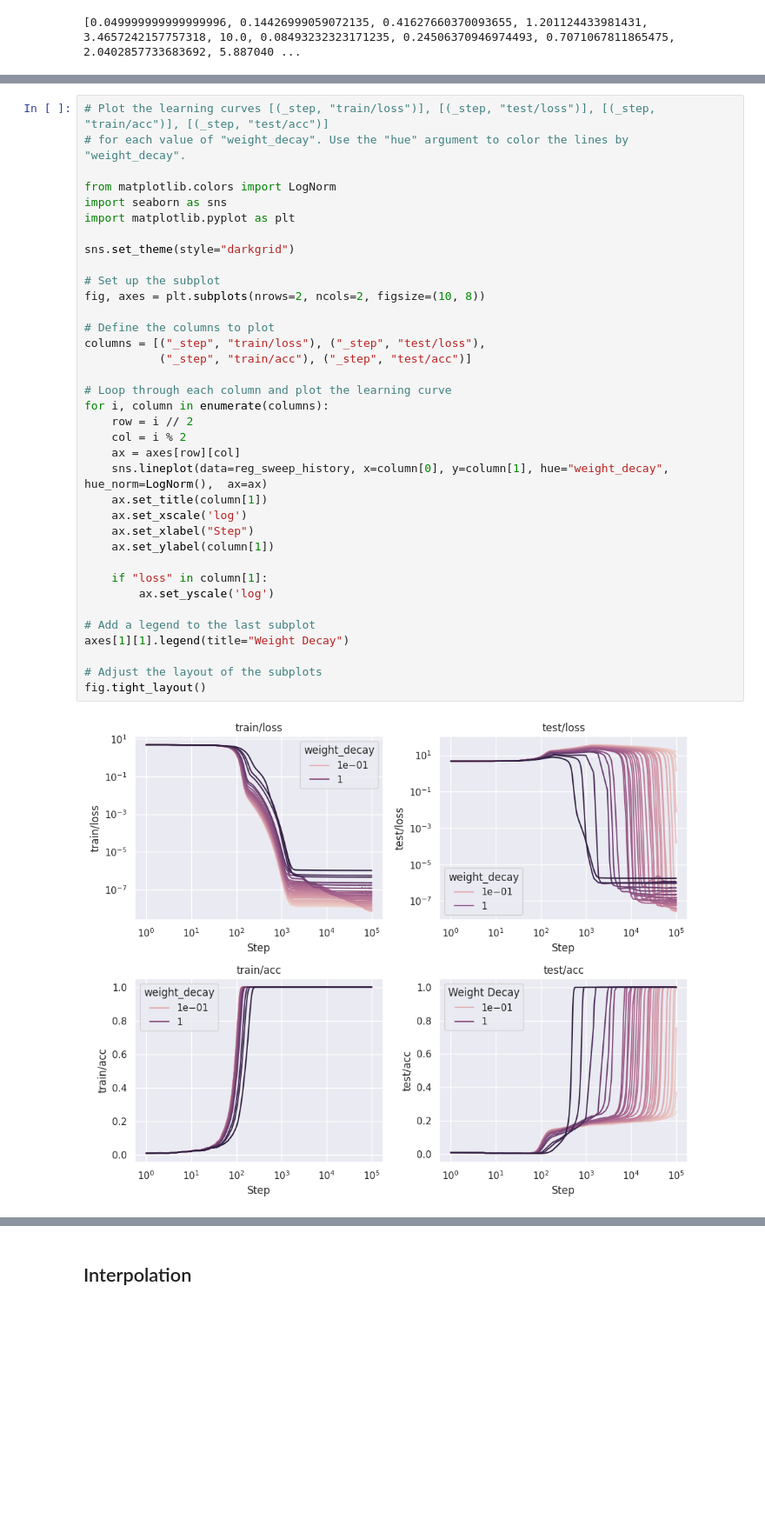
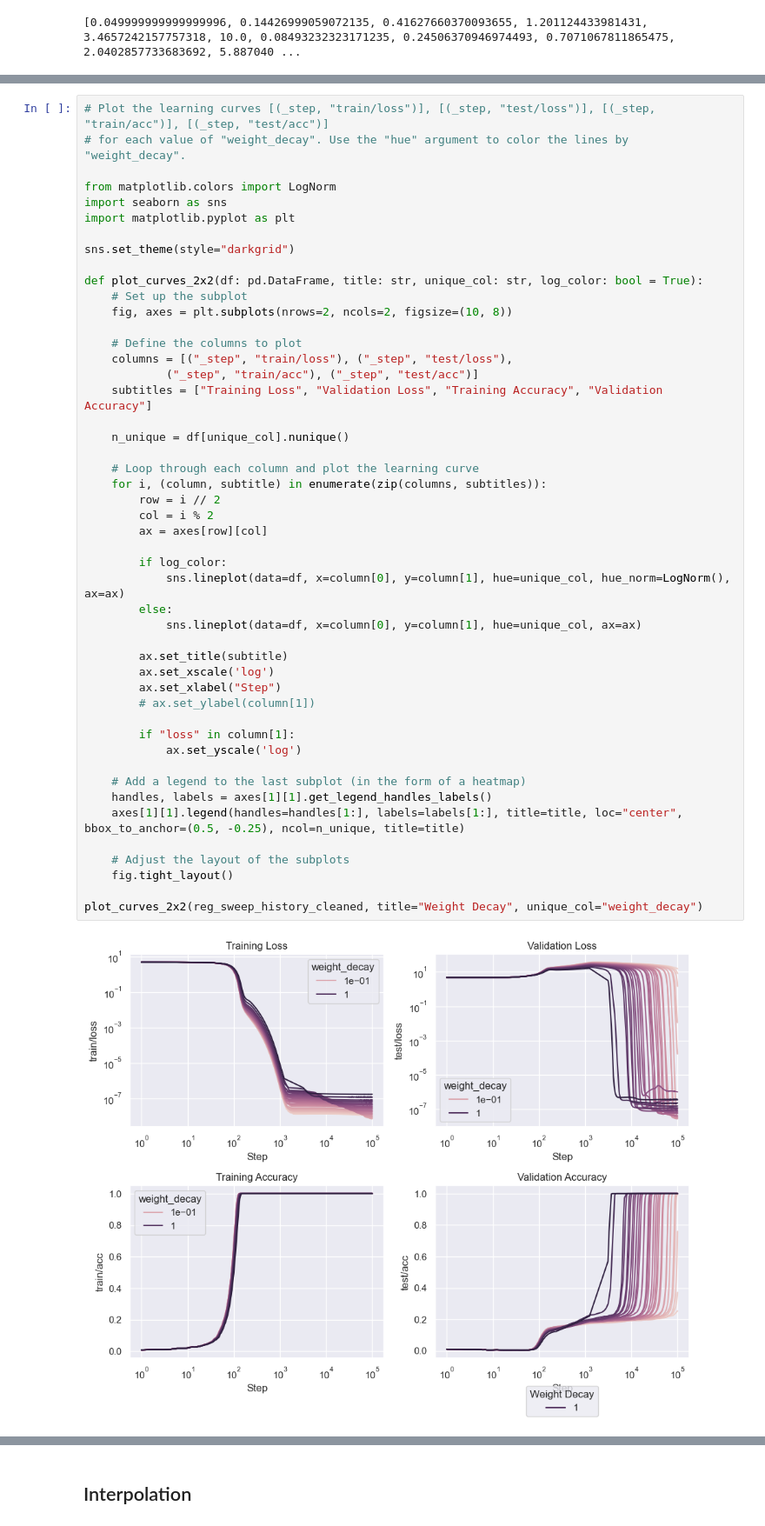
Before and after one commit to jqhoogland/pattern-learning, a Jupyter notebook: unifying/unifying.ipynb, the cells around one changed output, grey strips where cells are left out. Shown at 87% size. Saved outputs shown, nothing was run; the diff lists cells and outputs as text; blank space fills up the shorter version.

```diff
--- a/unifying/unifying.ipynb
+++ b/unifying/unifying.ipynb
@@ -399,40 +310,52 @@ dtype: object
 # %%
 # Plot the learning curves [(_step, "train/loss")], [(_step, "test/loss")], [(_step, "train/acc")], [(_step, "test/acc")]
 # for each value of "weight_decay". Use the "hue" argument to color the lines by "weight_decay".
 
 from matplotlib.colors import LogNorm
 import seaborn as sns
 import matplotlib.pyplot as plt
 
 sns.set_theme(style="darkgrid")
 
-# Set up the subplot
-fig, axes = plt.subplots(nrows=2, ncols=2, figsize=(10, 8))
+def plot_curves_2x2(df: pd.DataFrame, title: str, unique_col: str, log_color: bool = True):
+    # Set up the subplot
+    fig, axes = plt.subplots(nrows=2, ncols=2, figsize=(10, 8))
 
-# Define the columns to plot
-columns = [("_step", "train/loss"), ("_step", "test/loss"),
-           ("_step", "train/acc"), ("_step", "test/acc")]
+    # Define the columns to plot
+    columns = [("_step", "train/loss"), ("_step", "test/loss"),
+            ("_step", "train/acc"), ("_step", "test/acc")]
+    subtitles = ["Training Loss", "Validation Loss", "Training Accuracy", "Validation Accuracy"]
 
-# Loop through each column and plot the learning curve
-for i, column in enumerate(columns):
-    row = i // 2
-    col = i % 2
-    ax = axes[row][col]
-    sns.lineplot(data=reg_sweep_history, x=column[0], y=column[1], hue="weight_decay", hue_norm=LogNorm(),  ax=ax)
-    ax.set_title(column[1])
-    ax.set_xscale('log')
-    ax.set_xlabel("Step")
-    ax.set_ylabel(column[1])
+    n_unique = df[unique_col].nunique()
 
-    if "loss" in column[1]:
-        ax.set_yscale('log')
+    # Loop through each column and plot the learning curve
+    for i, (column, subtitle) in enumerate(zip(columns, subtitles)):
+        row = i // 2
+        col = i % 2
+        ax = axes[row][col]
 
-# Add a legend to the last subplot
-axes[1][1].legend(title="Weight Decay")
+        if log_color:
+            sns.lineplot(data=df, x=column[0], y=column[1], hue=unique_col, hue_norm=LogNorm(), ax=ax)
+        else:
+            sns.lineplot(data=df, x=column[0], y=column[1], hue=unique_col, ax=ax)
 
-# Adjust the layout of the subplots
-fig.tight_layout()
+        ax.set_title(subtitle)
+        ax.set_xscale('log')
+        ax.set_xlabel("Step")
+        # ax.set_ylabel(column[1])
+
+        if "loss" in column[1]:
+            ax.set_yscale('log')
+
+    # Add a legend to the last subplot (in the form of a heatmap)
+    handles, labels = axes[1][1].get_legend_handles_labels()
+    axes[1][1].legend(handles=handles[1:], labels=labels[1:], title=title, loc="center", bbox_to_anchor=(0.5, -0.25), ncol=n_unique, title=title)
+
+    # Adjust the layout of the subplots
+    fig.tight_layout()
+
+plot_curves_2x2(reg_sweep_history_cleaned, title="Weight Decay", unique_col="weight_decay")
 # %% [output]
-[figure, old version]
+[figure, new version]
 # %%
 import numpy as np
```
Also changed, not shown: parts of 10 cells of this notebook.
